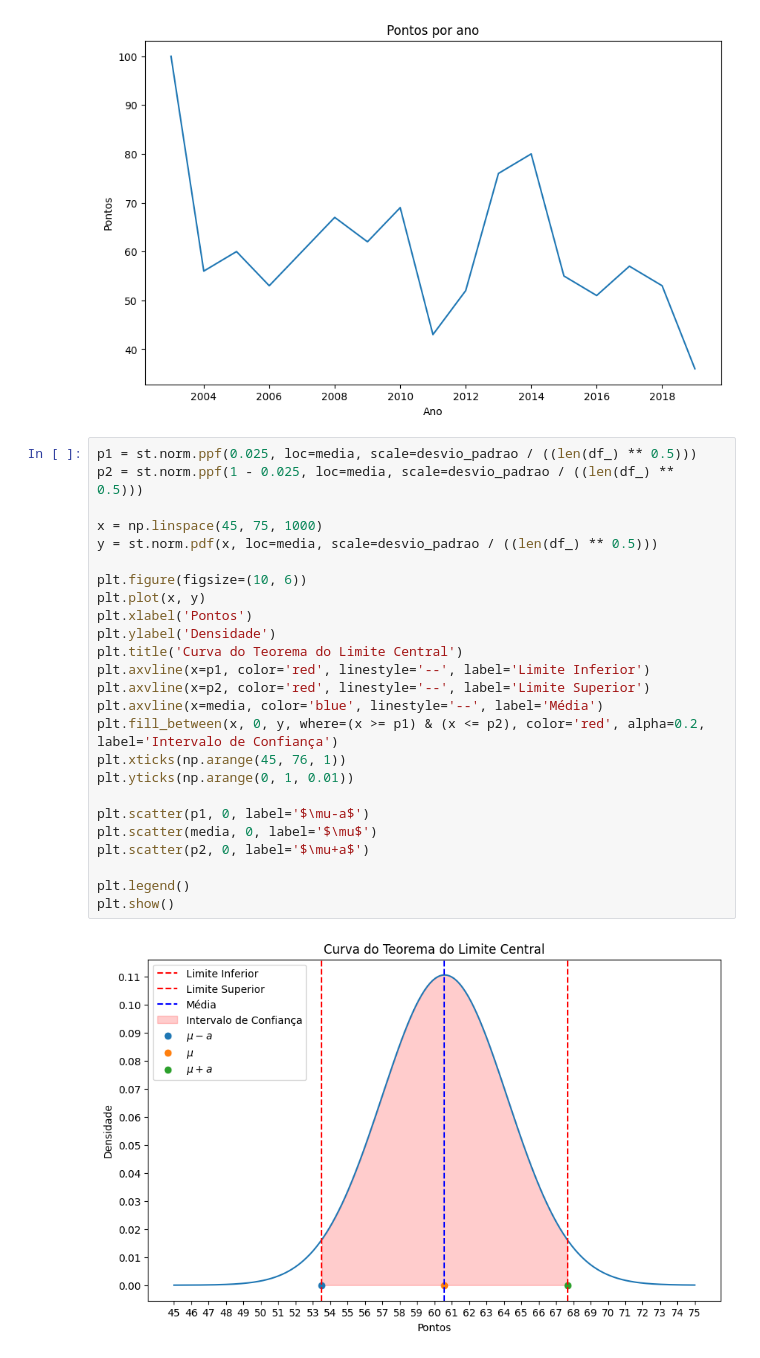
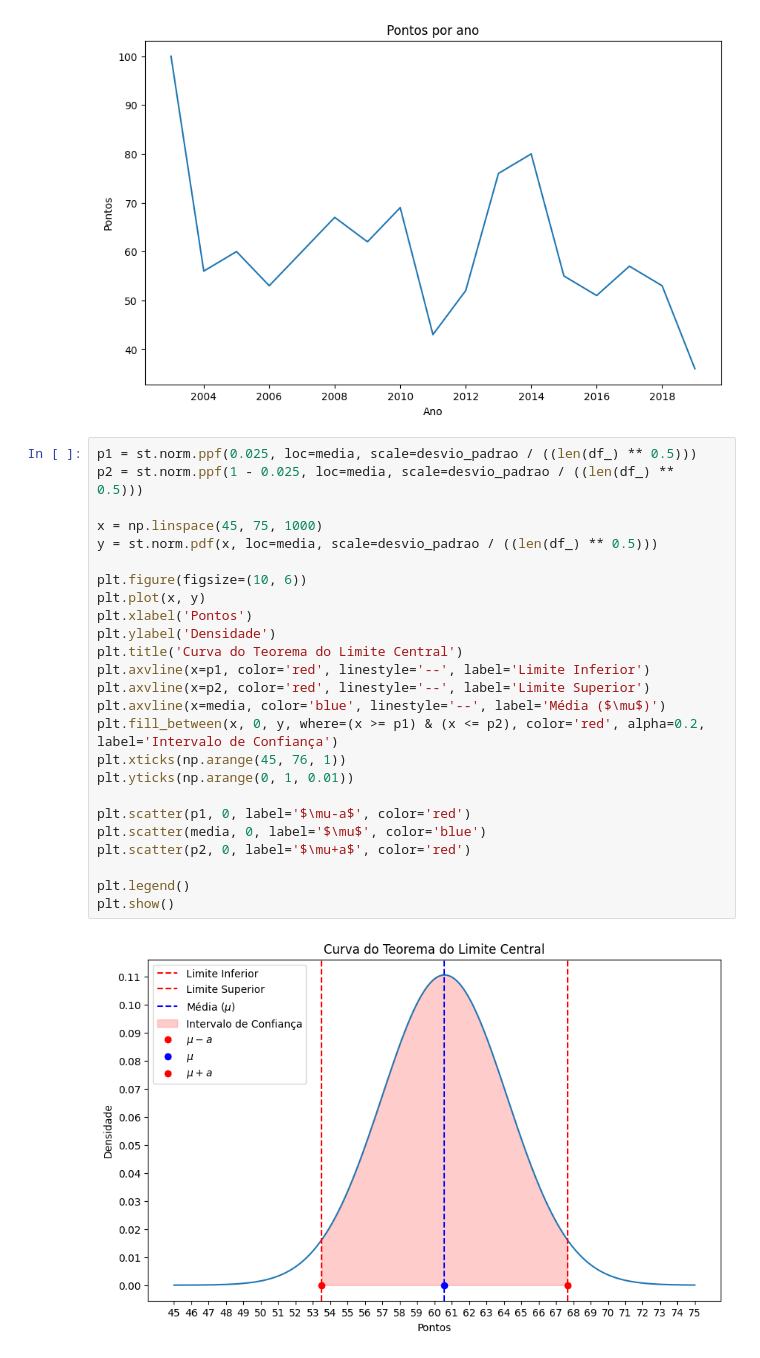
Before and after one commit to henriquetg1/aps5-cdados, a Jupyter notebook: aps5.ipynb, the cells around one changed output. Drawn from its saved outputs; the diff is of its cells as text.

```diff
--- a/aps5.ipynb
+++ b/aps5.ipynb
@@ -52,27 +52,27 @@ plt.show()
 # %%
 p1 = st.norm.ppf(0.025, loc=media, scale=desvio_padrao / ((len(df_) ** 0.5)))
 p2 = st.norm.ppf(1 - 0.025, loc=media, scale=desvio_padrao / ((len(df_) ** 0.5)))
 
 x = np.linspace(45, 75, 1000)
 y = st.norm.pdf(x, loc=media, scale=desvio_padrao / ((len(df_) ** 0.5)))
 
 plt.figure(figsize=(10, 6))
 plt.plot(x, y)
 plt.xlabel('Pontos')
 plt.ylabel('Densidade')
 plt.title('Curva do Teorema do Limite Central')
 plt.axvline(x=p1, color='red', linestyle='--', label='Limite Inferior')
 plt.axvline(x=p2, color='red', linestyle='--', label='Limite Superior')
-plt.axvline(x=media, color='blue', linestyle='--', label='Média')
+plt.axvline(x=media, color='blue', linestyle='--', label='Média ($\mu$)')
 plt.fill_between(x, 0, y, where=(x >= p1) & (x <= p2), color='red', alpha=0.2, label='Intervalo de Confiança')
 plt.xticks(np.arange(45, 76, 1))
 plt.yticks(np.arange(0, 1, 0.01))
 
-plt.scatter(p1, 0, label='$\mu-a$')
-plt.scatter(media, 0, label='$\mu$')
-plt.scatter(p2, 0, label='$\mu+a$')
+plt.scatter(p1, 0, label='$\mu-a$', color='red')
+plt.scatter(media, 0, label='$\mu$', color='blue')
+plt.scatter(p2, 0, label='$\mu+a$', color='red')
 
 plt.legend()
 plt.show()
 # %% [output]
-[figure, old version]
+[figure, new version]
```
